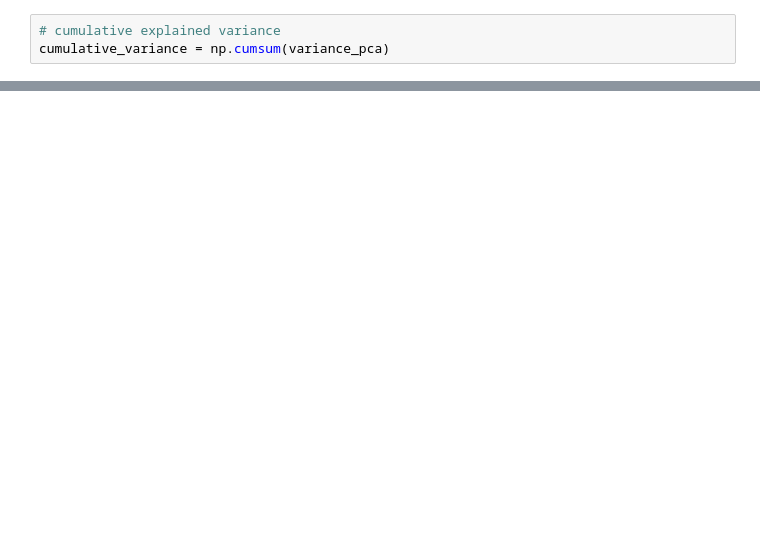
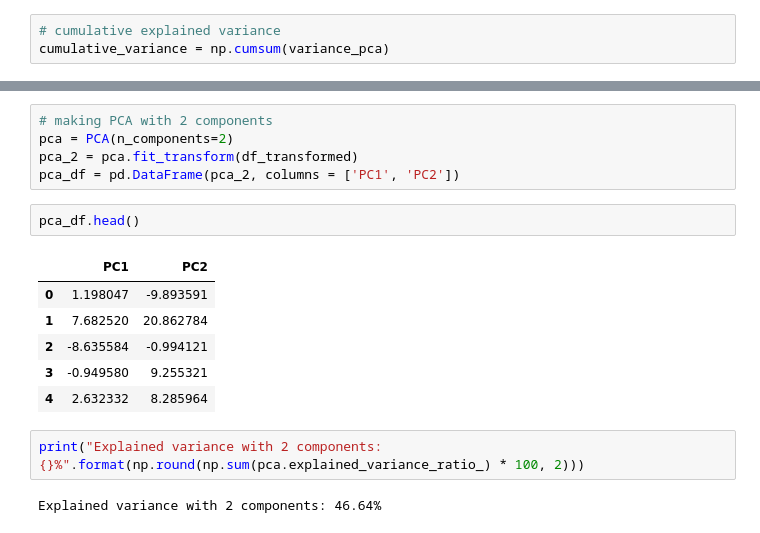
Before and after one commit to dkoterwa/masters, a Jupyter notebook: first semester/Unsupervised Learning/article_2/dimensions_reduction.ipynb, the cells around one changed output, grey strips where cells are left out. Drawn from its saved outputs; the diff is of its cells as text; blank space fills up the shorter version.

```diff
--- a/first semester/Unsupervised Learning/article_2/dimensions_reduction.ipynb
+++ b/first semester/Unsupervised Learning/article_2/dimensions_reduction.ipynb
@@ -65,0 +66,18 @@ plt.show()
+# %%
+# making PCA with 2 components
+pca = PCA(n_components=2)
+pca_2 = pca.fit_transform(df_transformed)
+pca_df = pd.DataFrame(pca_2, columns = ['PC1', 'PC2'])
+# %%
+pca_df.head()
+# %% [output]
+|  | PC1 | PC2 |
+| 0 | 1.198047 | -9.893591 |
+| 1 | 7.682520 | 20.862784 |
+| 2 | -8.635584 | -0.994121 |
+| 3 | -0.949580 | 9.255321 |
+| 4 | 2.632332 | 8.285964 |
+# %%
+print("Explained variance with 2 components: {}%".format(np.round(np.sum(pca.explained_variance_ratio_) * 100, 2)))
+# %% [output]
+Explained variance with 2 components: 46.64%
```
Also changed, not shown: parts of 28 cells of this notebook, 8 other files.
